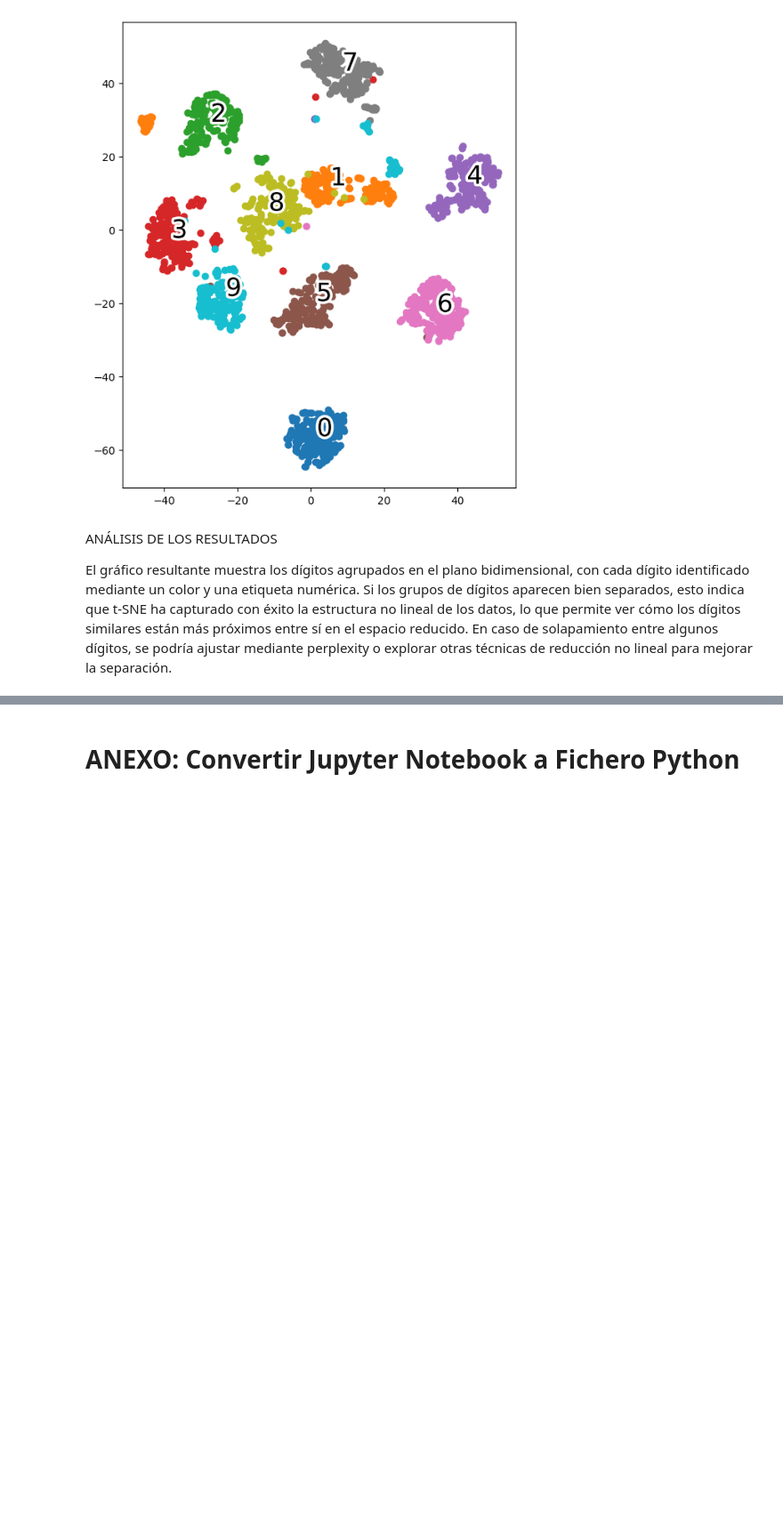
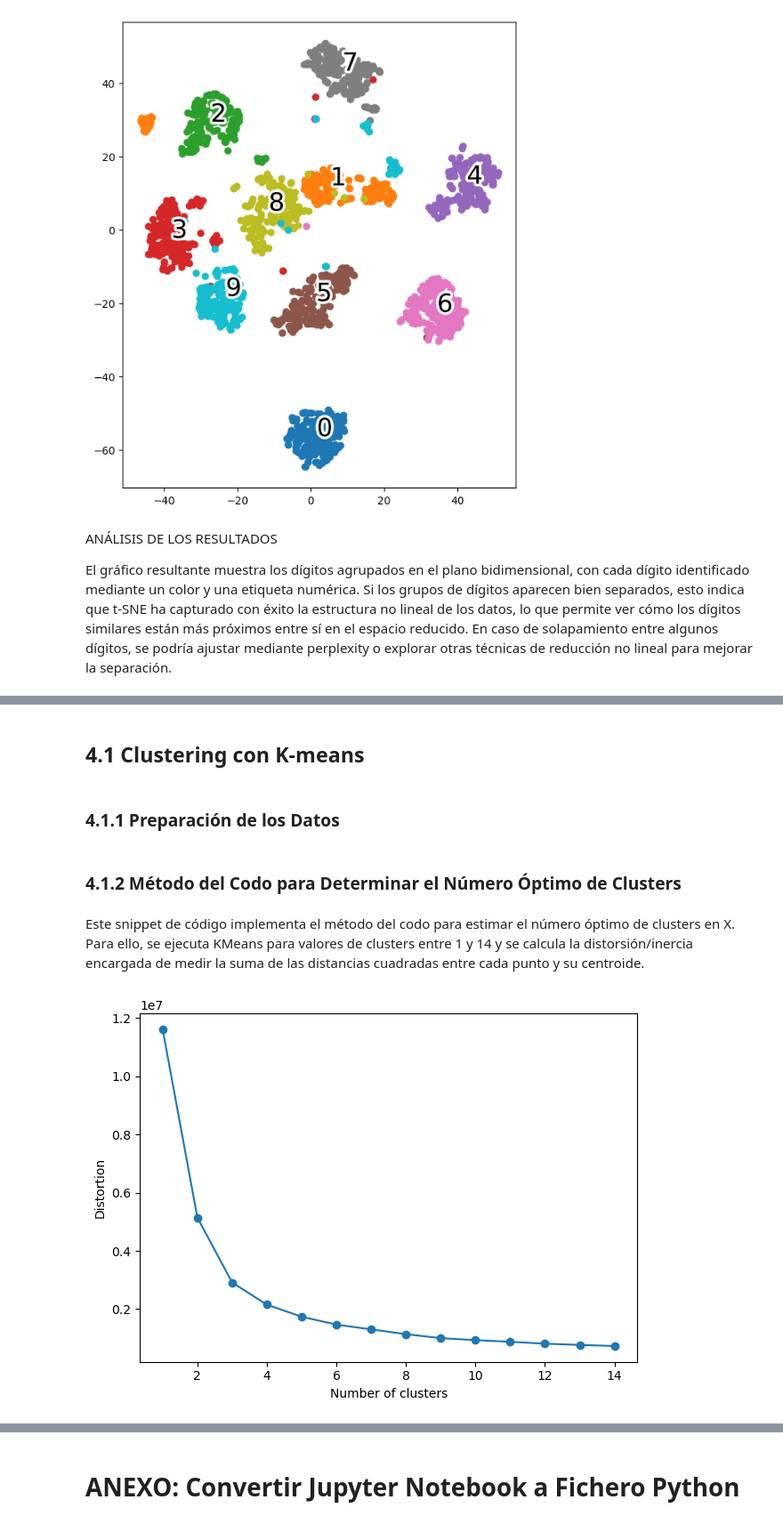
Before and after one commit to aleon2020/AA_2024-2025, a Jupyter notebook: Códigos Libro/formulario_final/formulario_final.ipynb, the cells around one changed output, grey strips where cells are left out. Shown at 89% size. Cells and saved outputs as stored; diff of their text form; code cells hidden in the pictures; blank space fills up the shorter version.

```diff
--- a/Códigos Libro/formulario_final/formulario_final.ipynb
+++ b/Códigos Libro/formulario_final/formulario_final.ipynb
@@ -855,0 +867,34 @@ El gráfico resultante muestra los dígitos agrupados en el plano bidimensional,
+# %% [markdown]
+## 4.1 Clustering con K-means
+# %% [markdown]
+### 4.1.1 Preparación de los Datos
+# %%
+# PÁGINA 143
+X, y = df.iloc[:, 0:-1].values, df.iloc[:, -1].values
+# ----------
+# %% [markdown]
+### 4.1.2 Método del Codo para Determinar el Número Óptimo de Clusters
+# %% [markdown]
+Este snippet de código implementa el método del codo para estimar el número óptimo de clusters en X. Para ello, se ejecuta KMeans para valores de clusters entre 1 y 14 y se calcula la distorsión/inercia encargada de medir la suma de las distancias cuadradas entre cada punto y su centroide.
+# %%
+# PÁGINA 313
+distortions = []
+for i in range(1, 15):
+    km = KMeans(n_clusters=i,
+                init='k-means++',
+                n_init=10,
+                max_iter=300,
+                random_state=0)
+    km.fit(X)
+    distortions.append(km.inertia_)
+# ----------
+
+# PÁGINA 314
+plt.plot(range(1,15), distortions, marker='o')
+plt.xlabel('Number of clusters')
+plt.ylabel('Distortion')
+plt.tight_layout()
+plt.show()
+# ----------
+# %% [output]
+[figure, added]
```
Also changed, not shown: parts of 20 cells of this notebook, 2 other files.
